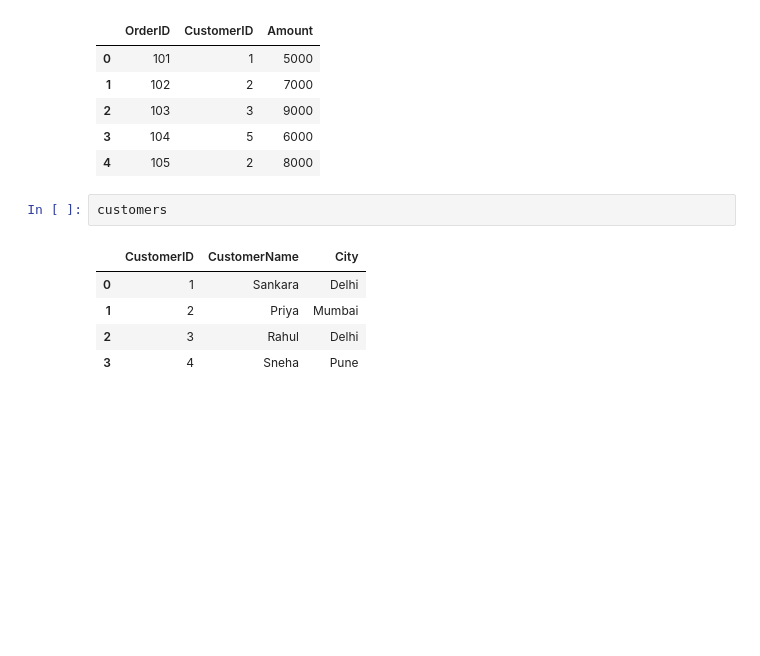
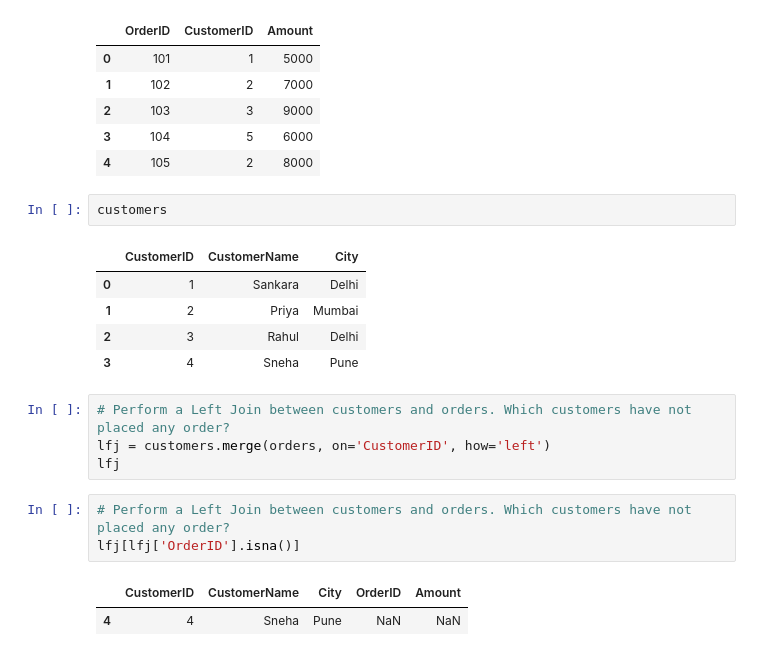
Before and after one commit to hiteshparashar4/collab, a Jupyter notebook: chapter_appendix-tools-for-deep-learning/jupyter.ipynb, the cells around one changed output. Drawn from its saved outputs; the diff is of its cells as text; blank space fills up the shorter version.

```diff
--- a/chapter_appendix-tools-for-deep-learning/jupyter.ipynb
+++ b/chapter_appendix-tools-for-deep-learning/jupyter.ipynb
@@ -161,3 +163,13 @@ customers
 | 1 | 2 | Priya | Mumbai |
 | 2 | 3 | Rahul | Delhi |
 | 3 | 4 | Sneha | Pune |
+# %%
+# Perform a Left Join between customers and orders. Which customers have not placed any order?
+lfj = customers.merge(orders, on='CustomerID', how='left')
+lfj
+# %%
+# Perform a Left Join between customers and orders. Which customers have not placed any order?
+lfj[lfj['OrderID'].isna()]
+# %% [output]
+|  | CustomerID | CustomerName | City | OrderID | Amount |
+| 4 | 4 | Sneha | Pune | NaN | NaN |
```
Also changed, not shown: parts of 2 cells of this notebook.
